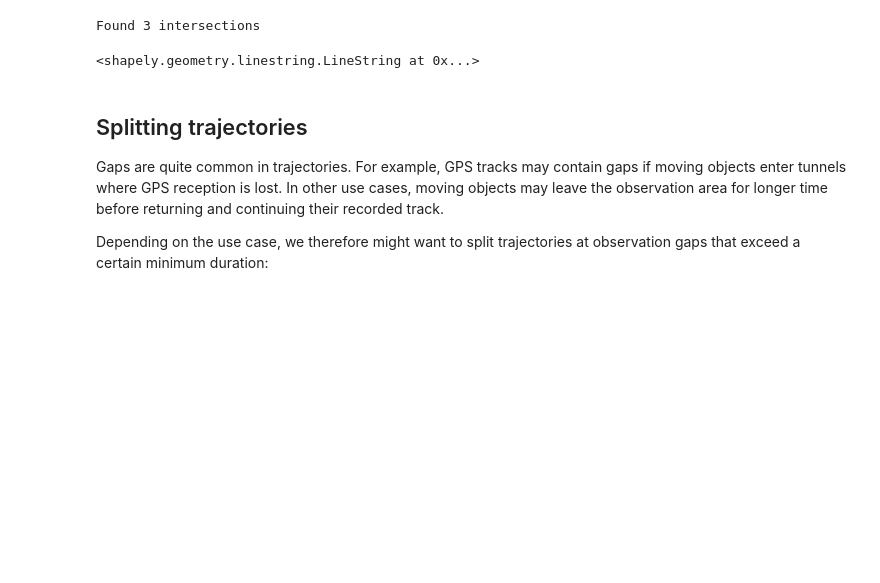
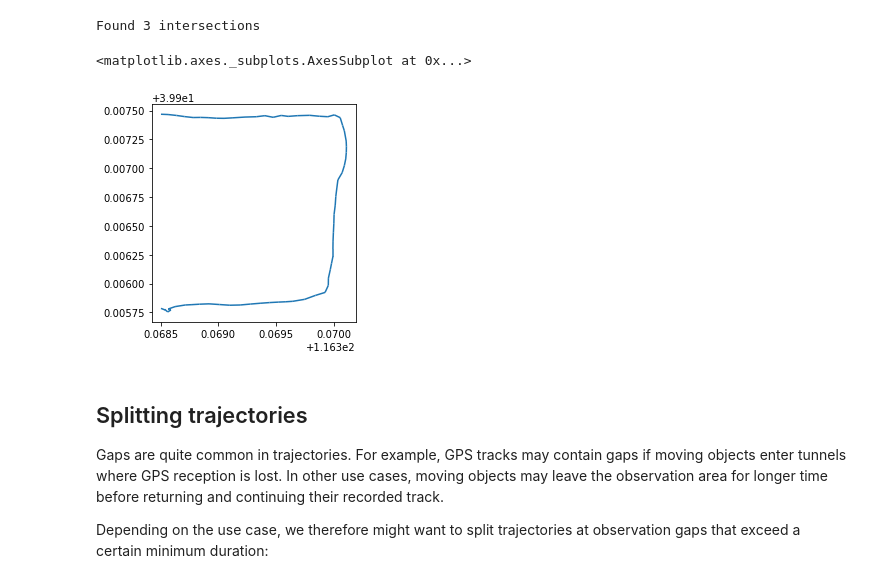
Before and after one commit to movingpandas/movingpandas, a Jupyter notebook: getting_started.ipynb, the cells around one changed output. Saved outputs shown, nothing was run; the diff lists cells and outputs as text; code cells hidden in the pictures; blank space fills up the shorter version.

```diff
--- a/getting_started.ipynb
+++ b/getting_started.ipynb
@@ -166,9 +179,10 @@ print("Found {} intersections".format(len(intersections)))
 # %% [output]
 Found 3 intersections
 # %%
-intersections[2].to_linestring()
+intersections[2].plot()
 # %% [output]
-<shapely.geometry.linestring.LineString at 0x...>
+<matplotlib.axes._subplots.AxesSubplot at 0x...>
+[figure, added]
 # %% [markdown]
 ## Splitting trajectories
 
```
Also changed, not shown: parts of 25 cells of this notebook, 2 other files.
